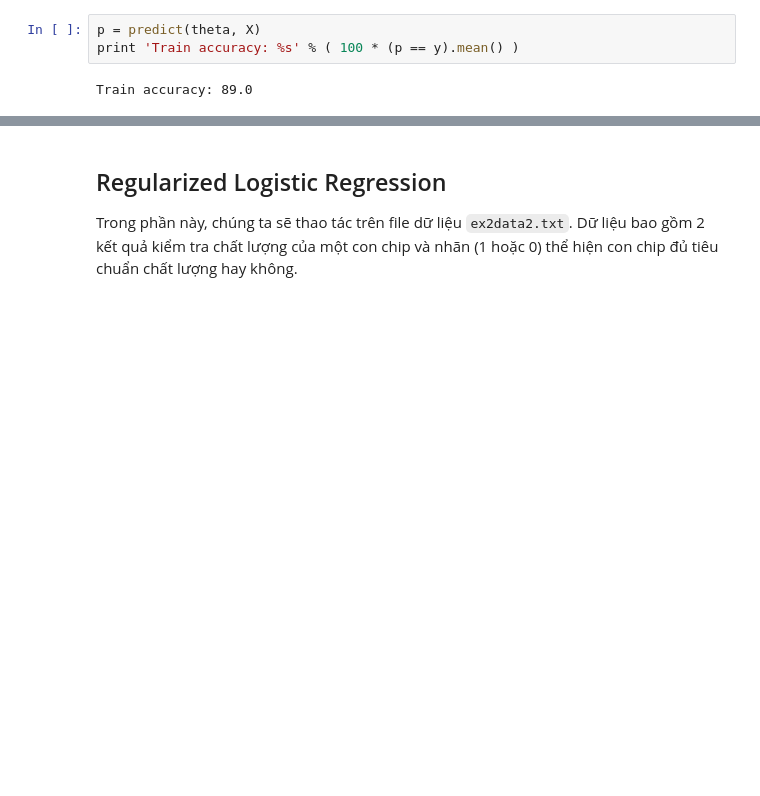
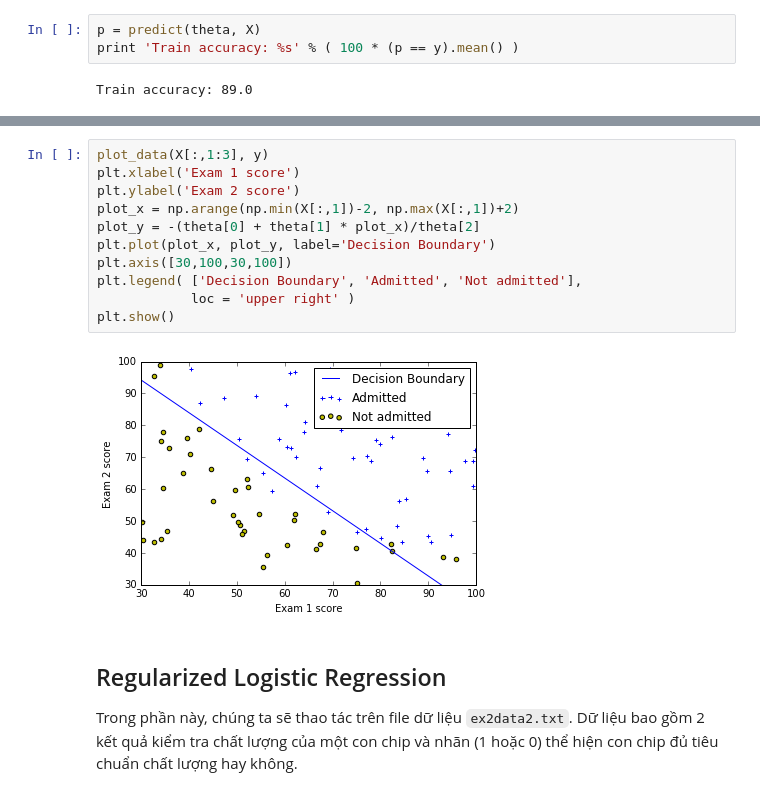
Before and after one commit to minhpqn/Machine-Learning-Dojo, a Jupyter notebook: code/logistic_regression/LogisticRegression.ipynb, the cells around one changed output, grey strips where cells are left out. Drawn from its saved outputs; the diff is of its cells as text; blank space fills up the shorter version.

Commit message:
Added decision boundary for linear case

```diff
--- a/code/logistic_regression/LogisticRegression.ipynb
+++ b/code/logistic_regression/LogisticRegression.ipynb
@@ -203,3 +225,16 @@ Train accuracy: 89.0
+# %%
+plot_data(X[:,1:3], y)
+plt.xlabel('Exam 1 score')
+plt.ylabel('Exam 2 score')
+plot_x = np.arange(np.min(X[:,1])-2, np.max(X[:,1])+2)
+plot_y = -(theta[0] + theta[1] * plot_x)/theta[2]
+plt.plot(plot_x, plot_y, label='Decision Boundary')
+plt.axis([30,100,30,100])
+plt.legend( ['Decision Boundary', 'Admitted', 'Not admitted'],
+            loc = 'upper right' )
+plt.show()
+# %% [output]
+[figure, added]
 # %% [markdown]
 ## Regularized Logistic Regression
 
```
Also changed, not shown: parts of 3 cells of this notebook, 1 other file.
